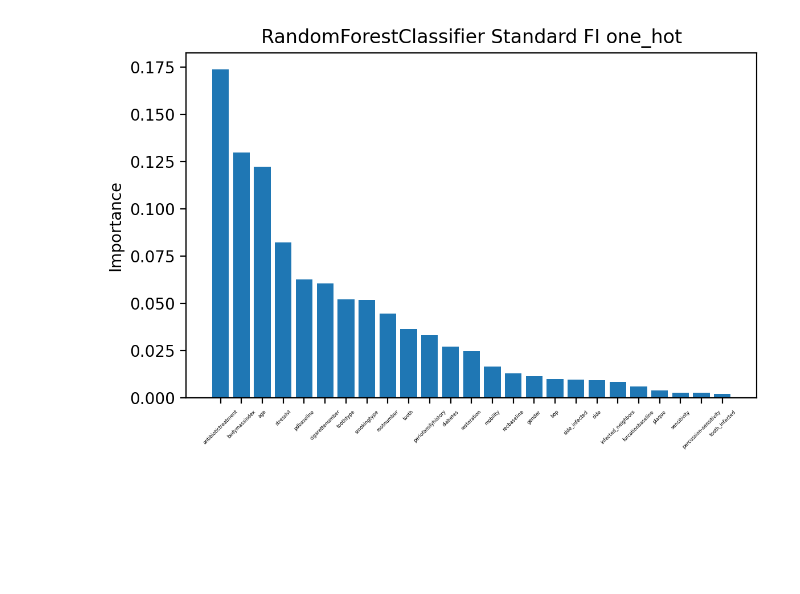
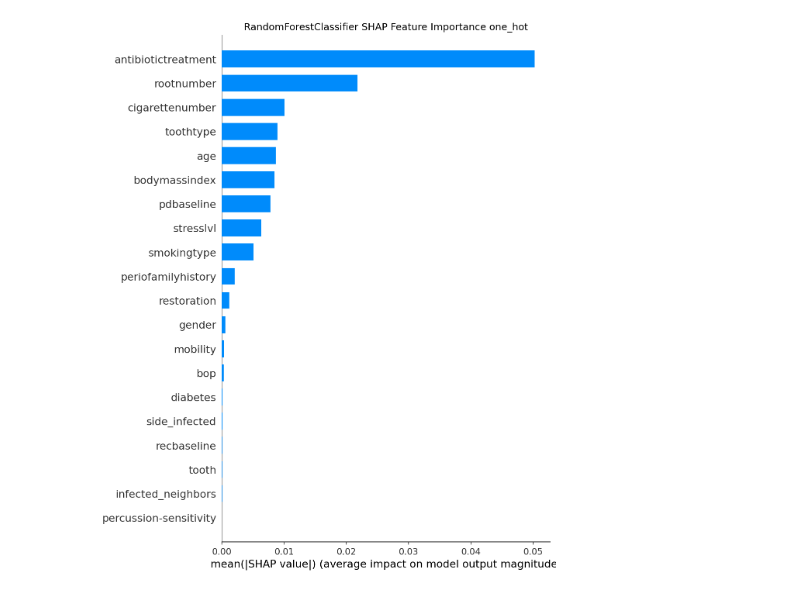
Before and after one commit to Tobias-Brock/periodontal-modeling, a Jupyter notebook: notebooks/improvement.ipynb, the cells around one changed output. Saved outputs shown, nothing was run; the diff lists cells and outputs as text; code cells hidden in the pictures; blank space fills up the shorter version.

Commit message:
refactoring of docs, benchmarks, license and readme

```diff
--- a/notebooks/improvement.ipynb
+++ b/notebooks/improvement.ipynb
@@ -24,3 +35,9 @@ benchmark, learners = wrapper.wrapped_benchmark()
+# %%
+from periomod.wrapper import load_benchmark, load_learners
+
+benchmark = load_benchmark(file_name="improvement_experiments.csv",
+                           folder_name="improvement")
+learners = load_learners(folder_name="improvement_experiments")
 # %%
 benchmark
 # %% [output]
@@ -66,4 +96,4 @@ Name: count, dtype: int64
 # %%
-evaluator.evaluate_feature_importance(fi_types=["standard"])
+evaluator.evaluate_feature_importance(fi_types=["shap"])
 # %% [output]
-[figure, old version]
+[figure, new version]
```
Also changed, not shown: parts of 6 cells of this notebook, 35 other files.
